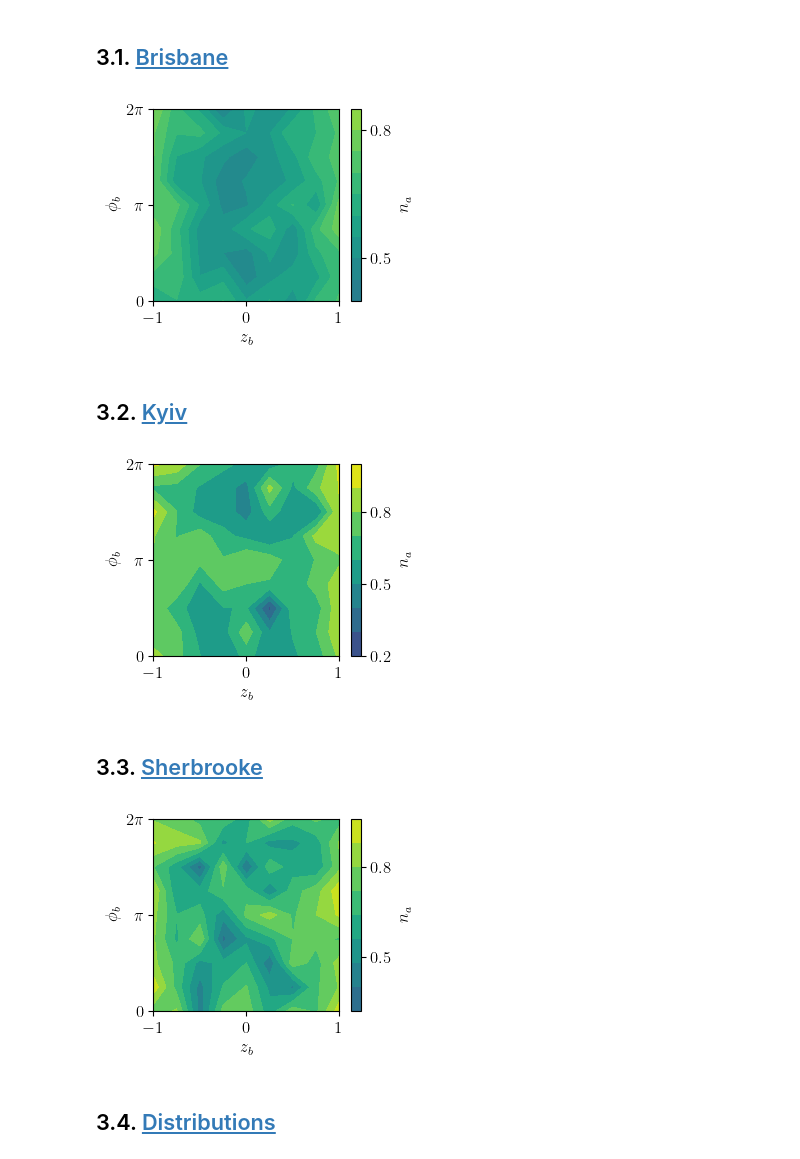
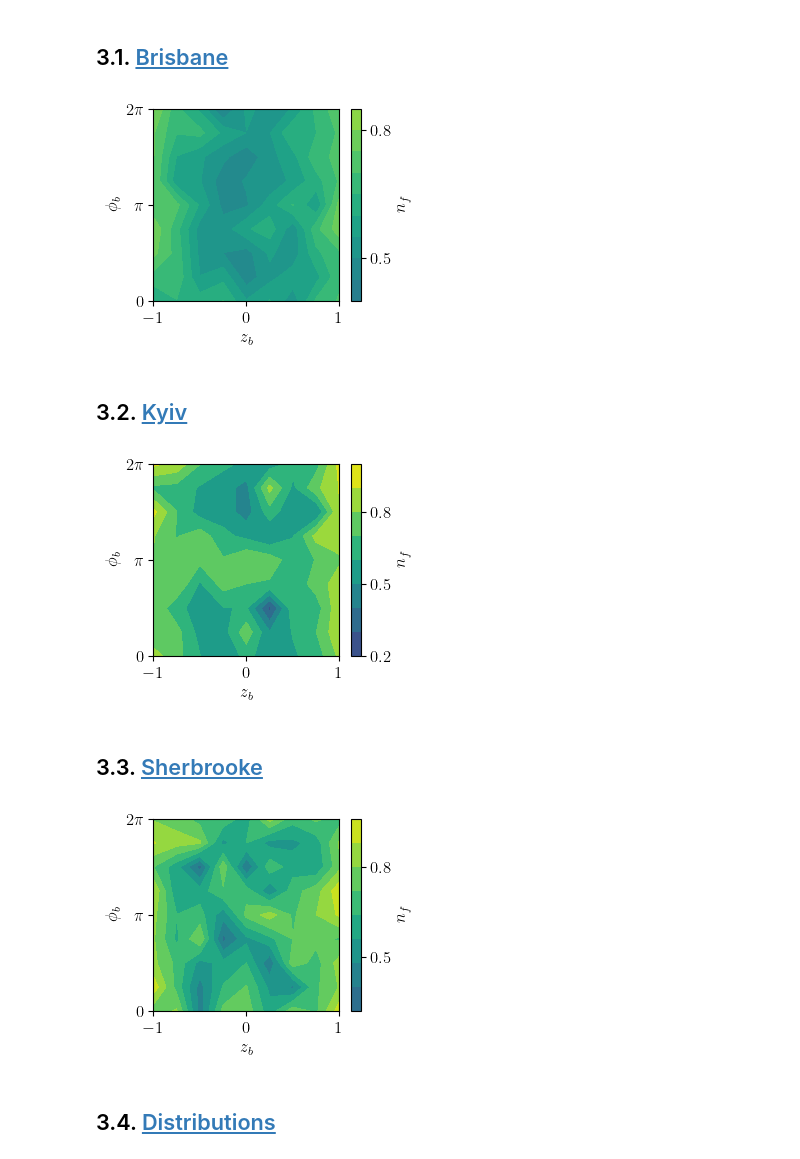
Before and after one commit to lucas-tsunaki/quantum-token, a Jupyter notebook: 04_nf.ipynb, the cells around one changed output. Drawn from its saved outputs; the diff is of its cells as text; code cells hidden in the pictures.

```diff
--- a/04_nf.ipynb
+++ b/04_nf.ipynb
@@ -29,15 +29,16 @@ from scipy.integrate import quad
 from matplotlib.colors import Normalize
 from matplotlib.cm import ScalarMappable
 
-# Define theta array
+# Angle constants
 z_b = np.linspace(-1, 1, 9)
 phi_b = np.linspace(0, 2*np.pi, 9)
-nq = 300
 z_a = np.array([-1, -.9, -.5, 0, .5, .9, 1])
 
-c_brisbane = 0.843234615325578
-c_kyiv = 0.9503942133692314
-c_sherbrooke = 0.9859975714946958
+# number of qubits
+nq = 300
+
+# fitted contrasts
+c_IBMQ = [0.9859975714946958, 0.9503942133692314, 0.8959943586043012, .843234615325578, .5630934365017465]
 
 def na_analytical(theta_b, theta_a, phi_b, phi_a, c):
     """
@@ -64,7 +65,7 @@ def calculate_angles_f(na, theta_a, phi_a, c):
     na (float): fraction of qubits measured in the |0> state
     theta_a (float): polar angle of the measurement
     phi_a (float): azimuthal angle of the measurement
-    c (float): contrast of the hardwared
+    c (float): contrast of the hardware
 
     Returns:
     float: The polar angle of the forged token
@@ -183,10 +184,10 @@ forged_kyiv = np.empty(7, dtype=object)
 forged_sherbrooke = np.empty(7, dtype=object)
 
 for itr_za in range(len(z_a)):
-    forged_brisbane_phia0[itr_za] = np.array([calculate_angles_f(na_brisbane_phi0[itr_za][itr]/300, np.arccos(z_a[itr_za]), 0, c_brisbane) for itr in range(81)])
-    forged_brisbane_phia90[itr_za] = np.array([calculate_angles_f(na_brisbane_phi90[itr_za][itr]/300, np.arccos(z_a[itr_za]), np.pi/2, c_brisbane) for itr in range(81)])
-    forged_kyiv[itr_za] = np.array([calculate_angles_f(na_kyiv[itr_za][itr]/300, np.arccos(z_a[itr_za]), 0, c_kyiv) for itr in range(81)])
-    forged_sherbrooke[itr_za] = np.array([calculate_angles_f(na_sherbrooke[itr_za][itr]/300, np.arccos(z_a[itr_za]), 0, c_sherbrooke) for itr in range(81)])
+    forged_brisbane_phia0[itr_za] = np.array([calculate_angles_f(na_brisbane_phi0[itr_za][itr]/300, np.arccos(z_a[itr_za]), 0, c_IBMQ[3]) for itr in range(81)])
+    forged_brisbane_phia90[itr_za] = np.array([calculate_angles_f(na_brisbane_phi90[itr_za][itr]/300, np.arccos(z_a[itr_za]), np.pi/2, c_IBMQ[3]) for itr in range(81)])
+    forged_kyiv[itr_za] = np.array([calculate_angles_f(na_kyiv[itr_za][itr]/300, np.arccos(z_a[itr_za]), 0, c_IBMQ[1]) for itr in range(81)])
+    forged_sherbrooke[itr_za] = np.array([calculate_angles_f(na_sherbrooke[itr_za][itr]/300, np.arccos(z_a[itr_za]), 0, c_IBMQ[0]) for itr in range(81)])
 # %%
 # save brisbane results
 np.savetxt('./exp_data/brisbane/nf/angles_phia0.txt', np.c_[forged_brisbane_phia0[0], forged_brisbane_phia0[1], forged_brisbane_phia0[2], forged_brisbane_phia0[3], forged_brisbane_phia0[4], forged_brisbane_phia0[5], forged_brisbane_phia0[6]], delimiter='\t')
@@ -226,13 +227,13 @@ nf_sherbrooke_combined = np.array(nf_sherbrooke.tolist())/300
 # %%
 plt.figure(figsize=(3, 2.5))
 
 plt.contourf(z_b, phi_b, np.mean(nf_brisbabe_combined, axis=0), cmap='viridis', vmin=0, vmax=1)
 plt.xlabel(r'$z_b$')
 plt.ylabel(r'$\phi_b$')
 plt.yticks([0, np.pi, 2*np.pi], [r'$0$', r'$\pi$', r'$2\pi$'])
-cbar = plt.colorbar(label=r'$n_a$', ticks=[.2, .5, .8])
+cbar = plt.colorbar(label=r'$n_f$', ticks=[.2, .5, .8])
 # %% [output]
-[figure, old version]
+[figure, new version]
 # %% [markdown]
 ## 3.2. <a id='toc3_2_'></a>[Kyiv](#toc0_)
 # %%
@@ -242,9 +243,9 @@ plt.contourf(z_b, phi_b, np.mean(nf_kyiv/300, axis=0).reshape(9,9), cmap='viridi
 plt.xlabel(r'$z_b$')
 plt.ylabel(r'$\phi_b$')
 plt.yticks([0, np.pi, 2*np.pi], [r'$0$', r'$\pi$', r'$2\pi$'])
-cbar = plt.colorbar(label=r'$n_a$', ticks=[.2, .5, .8])
+cbar = plt.colorbar(label=r'$n_f$', ticks=[.2, .5, .8])
 # %% [output]
-[figure, old version]
+[figure, new version]
 # %% [markdown]
 ## 3.3. <a id='toc3_3_'></a>[Sherbrooke](#toc0_)
 # %%
@@ -254,9 +255,9 @@ plt.contourf(z_b, phi_b, np.mean(nf_sherbrooke/300, axis=0).reshape(9,9), cmap='
 plt.xlabel(r'$z_b$')
 plt.ylabel(r'$\phi_b$')
 plt.yticks([0, np.pi, 2*np.pi], [r'$0$', r'$\pi$', r'$2\pi$'])
-cbar = plt.colorbar(label=r'$n_a$', ticks=[.2, .5, .8])
+cbar = plt.colorbar(label=r'$n_f$', ticks=[.2, .5, .8])
 # %% [output]
-[figure, old version]
+[figure, new version]
 # %% [markdown]
 ## 3.4. <a id='toc3_4_'></a>[Distributions](#toc0_)
 # %% [markdown]
```
Also changed, not shown: parts of 7 cells of this notebook, 8 other files.
